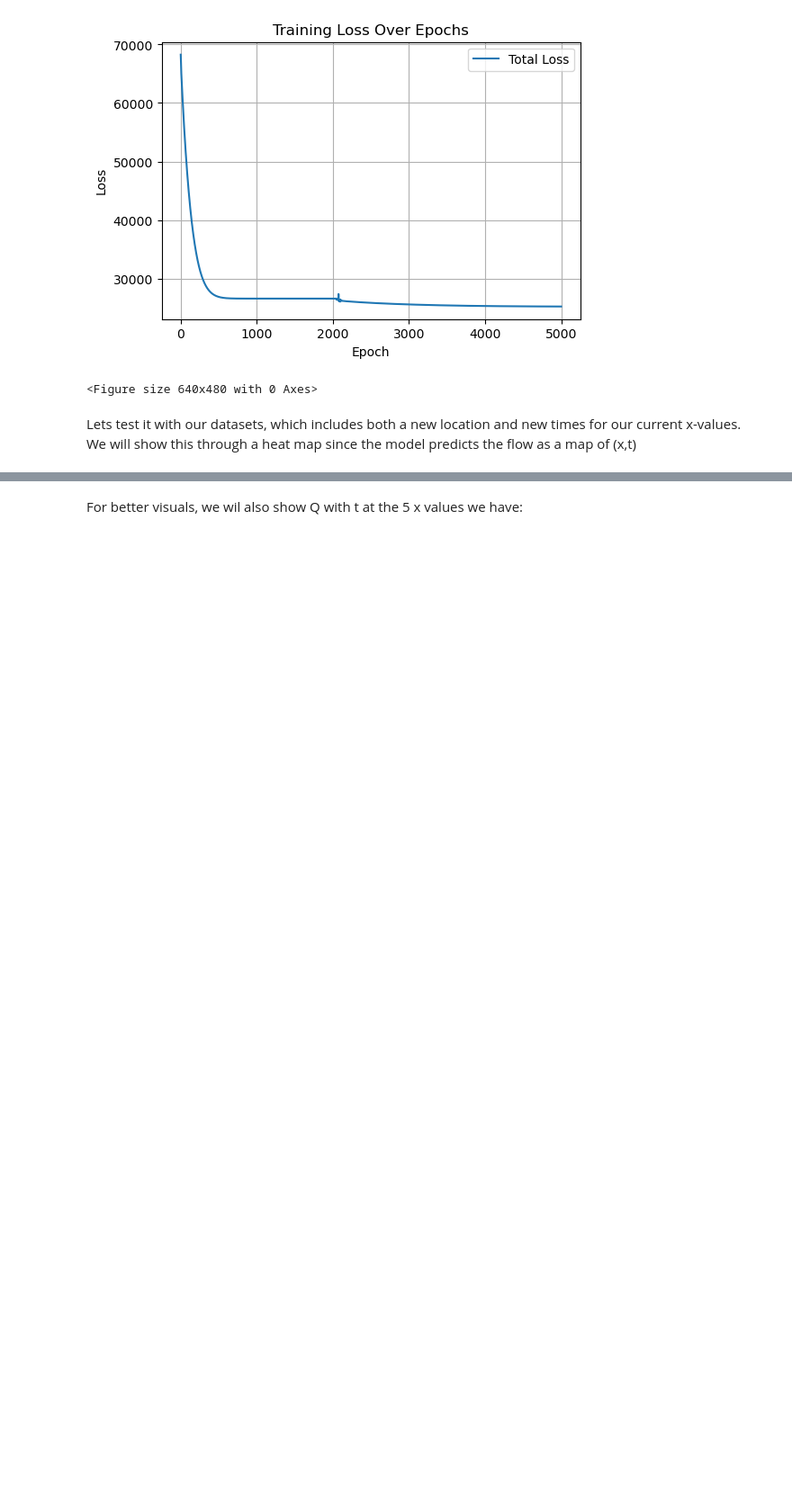
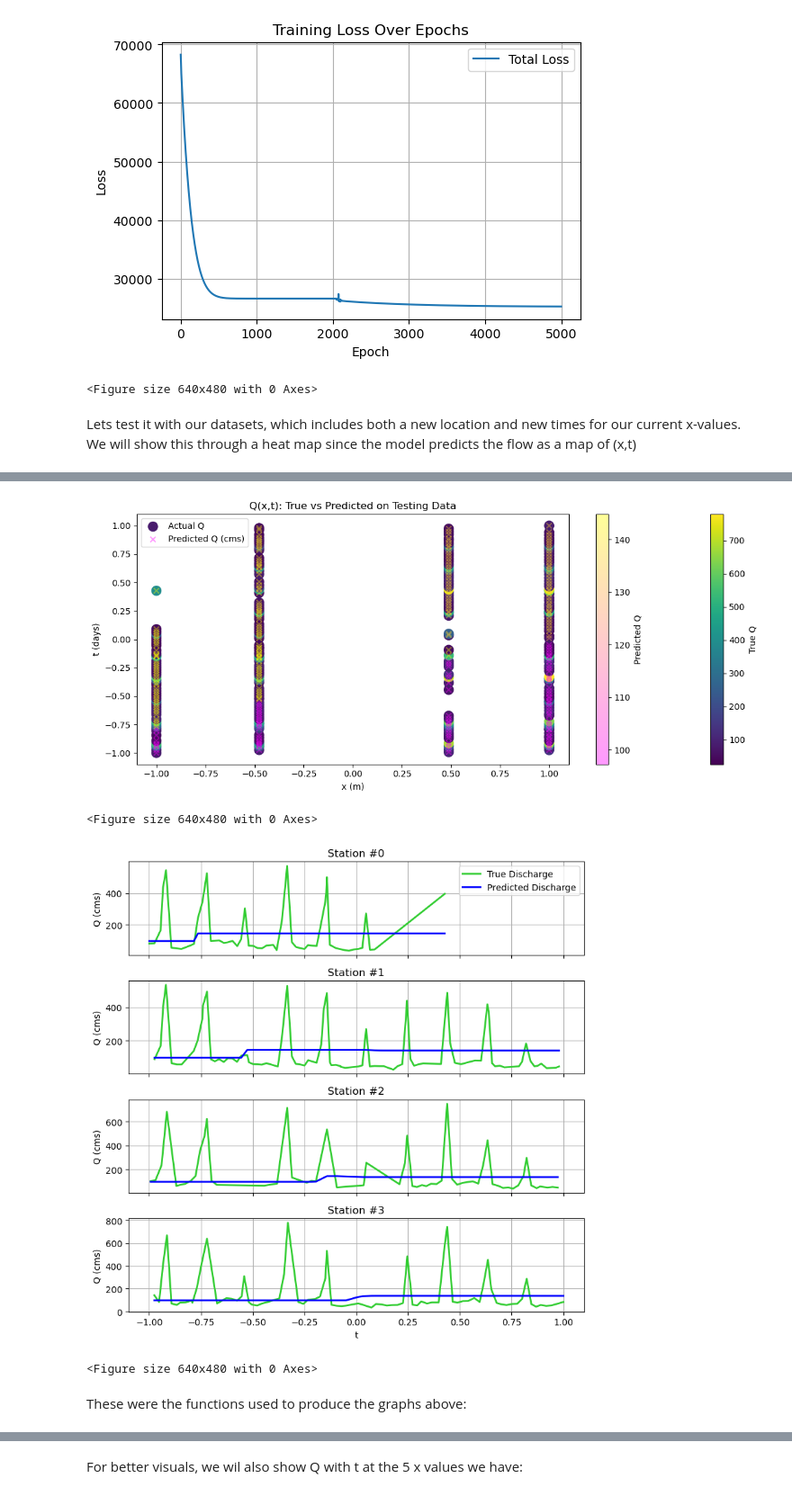
Before and after one commit to eburgon2/PINN-For-1d-Flow-Using-SVE, a Jupyter notebook: PINN.ipynb, the cells around one changed output, grey strips where cells are left out. Shown at 90% size. Saved outputs shown, nothing was run; the diff lists cells and outputs as text; code cells hidden in the pictures; blank space fills up the shorter version.

```diff
--- a/PINN.ipynb
+++ b/PINN.ipynb
@@ -402 +414,12 @@ test_Q = pd.concat([test1_Q,test2_Q,test3_Q,test4_Q,test5_Q])
+# %%
+#Test figures
+mesh_plot(pinn_model,xt_norm,Q_raw,'Testing')
+hydrograph(pinn_model,xt_norm,Q_raw,'Testing')
+# %% [output]
+[figure, added]
+<Figure size 640x480 with 0 Axes>
+[figure, added]
+<Figure size 640x480 with 0 Axes>
+# %% [markdown]
+These were the functions used to produce the graphs above:
 # %%
```
Also changed, not shown: parts of 6 cells of this notebook, 4 other files.
